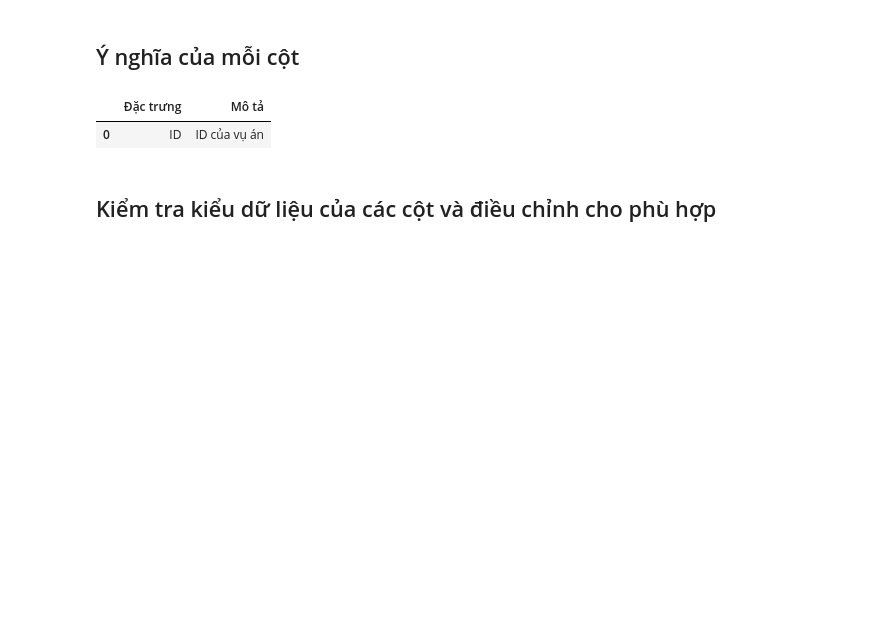
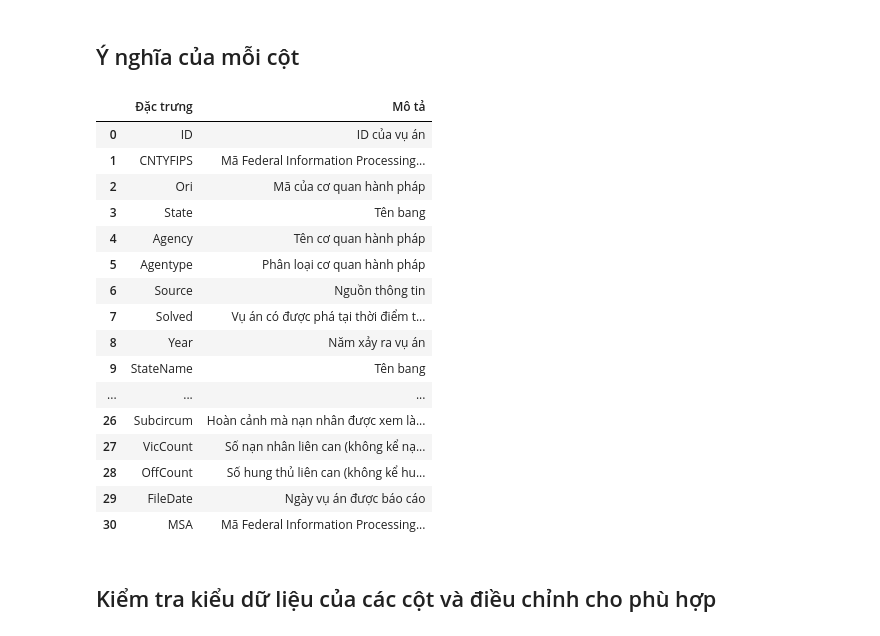
Before and after one commit to SangPhan852/P4DS_Project, a Jupyter notebook: 20127288_20127613.ipynb, the cells around one changed output. Saved outputs shown, nothing was run; the diff lists cells and outputs as text; code cells hidden in the pictures; blank space fills up the shorter version.

```diff
--- a/20127288_20127613.ipynb
+++ b/20127288_20127613.ipynb
@@ -86,10 +86,26 @@ Số dòng bị trùng lắp: 314
 ## Ý nghĩa của mỗi cột
 # %%
 des_df = pd.read_csv('description.csv')
+pd.set_option('display.max_colwidth', None)
 des_df
 # %% [output]
 |  | Đặc trưng | Mô tả |
 | 0 | ID | ID của vụ án |
+| 1 | CNTYFIPS | Mã Federal Information Processing... |
+| 2 | Ori | Mã của cơ quan hành pháp |
+| 3 | State | Tên bang |
+| 4 | Agency | Tên cơ quan hành pháp |
+| 5 | Agentype | Phân loại cơ quan hành pháp |
+| 6 | Source | Nguồn thông tin |
+| 7 | Solved | Vụ án có được phá tại thời điểm t... |
+| 8 | Year | Năm xảy ra vụ án |
+| 9 | StateName | Tên bang |
+| ... | ... | ... |
+| 26 | Subcircum | Hoàn cảnh mà nạn nhân được xem là... |
+| 27 | VicCount | Số nạn nhân liên can (không kể nạ... |
+| 28 | OffCount | Số hung thủ liên can (không kể hu... |
+| 29 | FileDate | Ngày vụ án được báo cáo |
+| 30 | MSA | Mã Federal Information Processing... |
 # %% [markdown]
 ## Kiểm tra kiểu dữ liệu của các cột và điều chỉnh cho phù hợp
 # %% [markdown]
```
Also changed, not shown: 1 other file.
